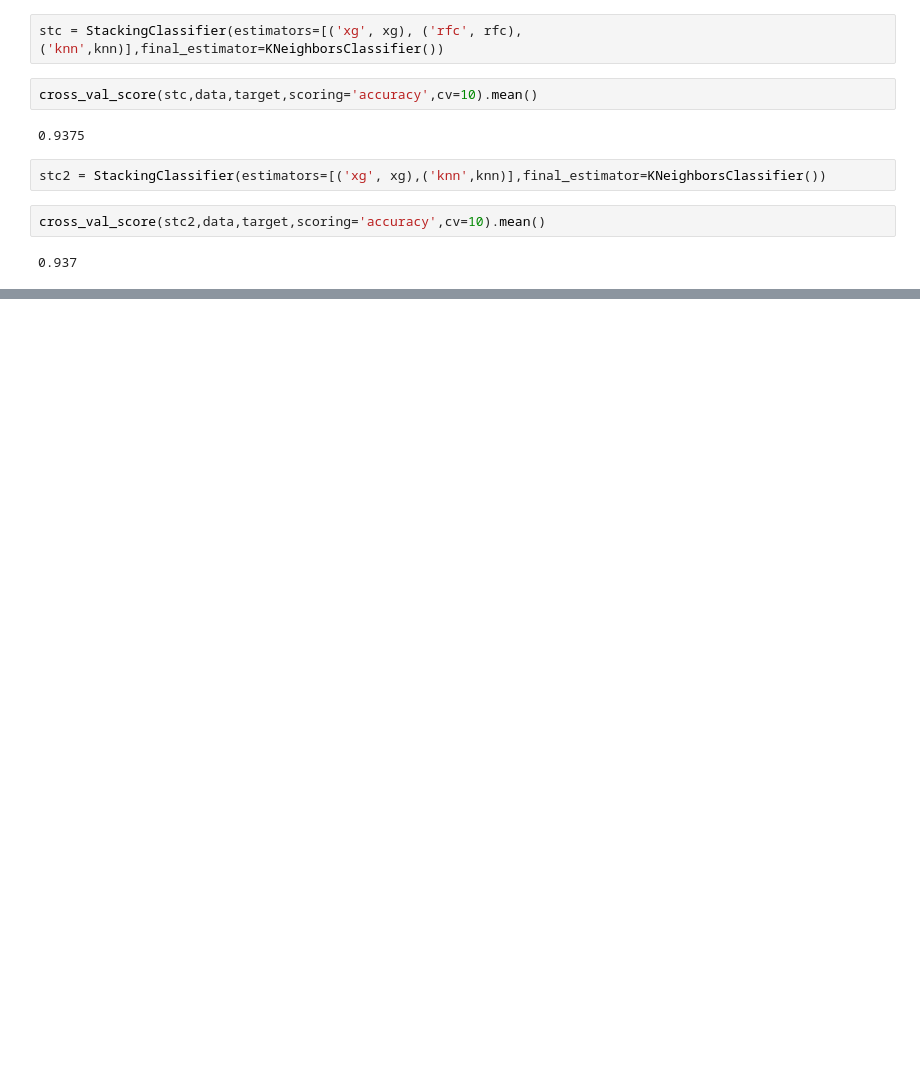
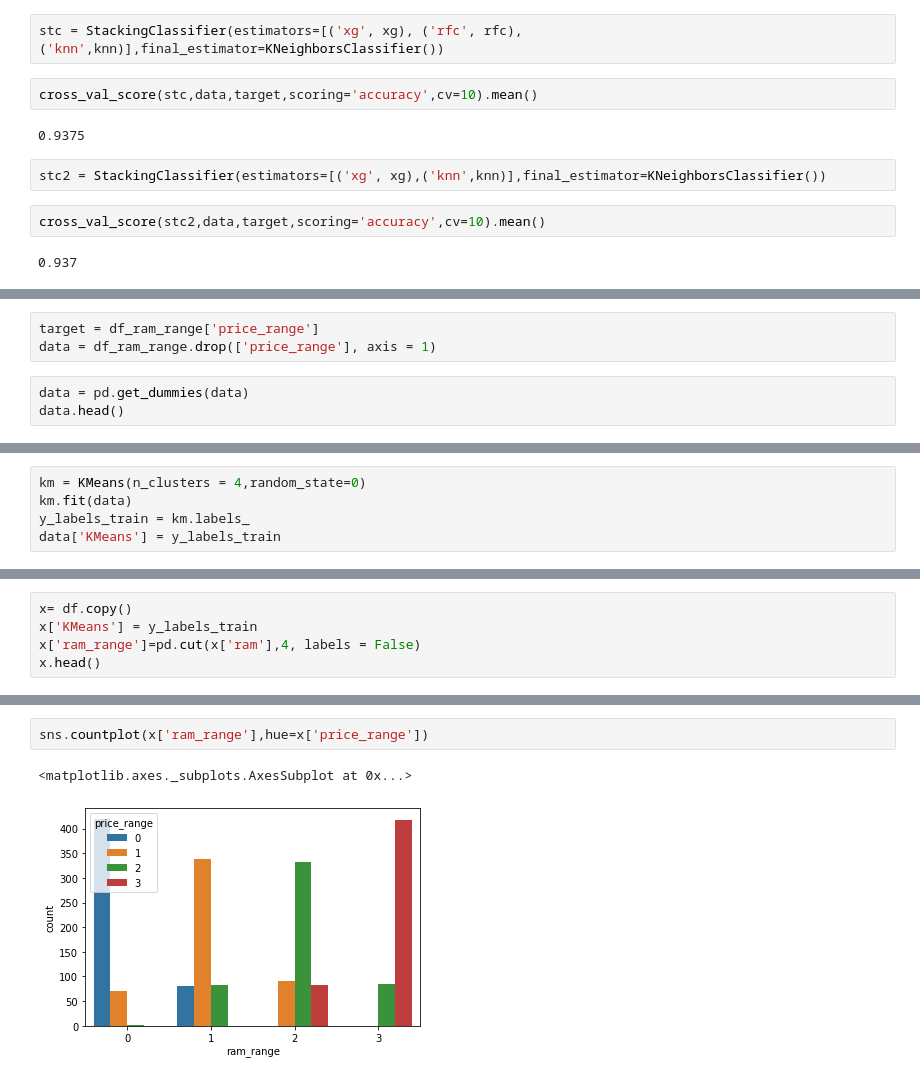
Before and after one commit to or-yitshak/Final-Project-Semester-B, a Jupyter notebook: Mobile price clasiffication.ipynb, the cells around one changed output, grey strips where cells are left out. Drawn from its saved outputs; the diff is of its cells as text; blank space fills up the shorter version.

Commit message:
new featurs added to Mobile price

```diff
--- a/Mobile price clasiffication.ipynb
+++ b/Mobile price clasiffication.ipynb
@@ -858,0 +821,6 @@ its look like this methods didnt help in conclusion the knn is still the best cl
+# %%
+target = df_ram_range['price_range']
+data = df_ram_range.drop(['price_range'], axis = 1)
+# %%
+data = pd.get_dummies(data)
+data.head()
@@ -858,0 +835,5 @@ its look like this methods didnt help in conclusion the knn is still the best cl
+# %%
+km = KMeans(n_clusters = 4,random_state=0)
+km.fit(data)
+y_labels_train = km.labels_
+data['KMeans'] = y_labels_train
@@ -858,0 +851,5 @@ its look like this methods didnt help in conclusion the knn is still the best cl
+# %%
+x= df.copy()
+x['KMeans'] = y_labels_train
+x['ram_range']=pd.cut(x['ram'],4, labels = False)
+x.head()
@@ -858,0 +864,5 @@ its look like this methods didnt help in conclusion the knn is still the best cl
+# %%
+sns.countplot(x['ram_range'],hue=x['price_range'])
+# %% [output]
+<matplotlib.axes._subplots.AxesSubplot at 0x...>
+[figure, added]
```
Also changed, not shown: parts of 69 cells of this notebook.
